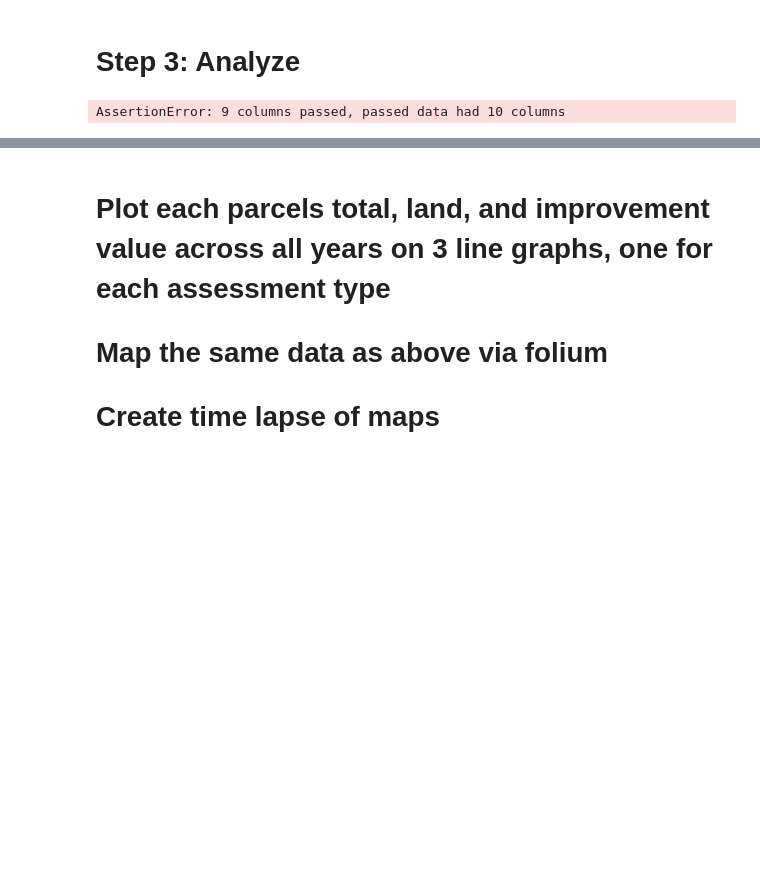
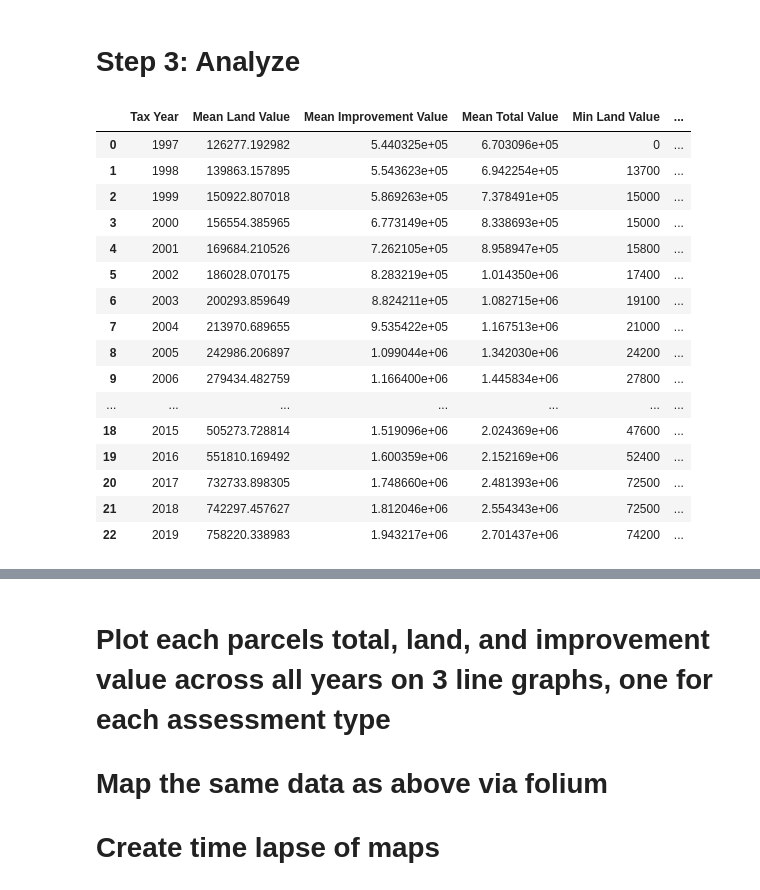
Before and after one commit to strmwtr/downtown_assessments, a Jupyter notebook: Downtown Assessments.ipynb, the cells around one changed output, grey strips where cells are left out. Cells and saved outputs as stored; diff of their text form; code cells hidden in the pictures; blank space fills up the shorter version.

```diff
--- a/Downtown Assessments.ipynb
+++ b/Downtown Assessments.ipynb
@@ -125,34 +127,50 @@ d = pd.merge(assessments, df_key, how='inner', left_on=['ParcelNumber'], right_o
 #Create data frame of assessed values for all parcels by specified year
 year_min = int(d['TaxYear'].min())
 year_max = int(d['TaxYear'].max())
 years = (x for x in range(year_min, year_max+1))
 #total_val_col = d['TotalValue'][d['TaxYear'] == 2019].mean()
 assessment_chart_list = []
 for x in years:
     year_col = x
     land_col_mean = d['LandValue'][d['TaxYear'] == x].mean()
     imp_col_mean = d['ImprovementValue'][d['TaxYear'] == x].mean()
     total_col_mean = d['TotalValue'][d['TaxYear'] == x].mean()
 
     land_col_min = d['LandValue'][d['TaxYear'] == x].min()
     imp_col_min = d['ImprovementValue'][d['TaxYear'] == x].min()
     total_col_min = d['TotalValue'][d['TaxYear'] == x].min()
 
     land_col_max = d['LandValue'][d['TaxYear'] == x].max()
     imp_col_max = d['ImprovementValue'][d['TaxYear'] == x].max()
     total_col_max = d['TotalValue'][d['TaxYear'] == x].max()
 
     assessment_chart_list.append(
         [year_col, land_col_mean, imp_col_mean, total_col_mean, land_col_min, imp_col_min,
          total_col_min, land_col_max, imp_col_max, total_col_max])
-assessment_chart_cols = ['TaxYear', 'Mean Land Value', 'Mean Improvement Value', 'Mean Total Value',
-    'Min Land Value', 'Min Improvement Value', 'Min Total Value'
-                         'Max Land Value', 'Max Improvement Value', 'Max Total Value']
+assessment_chart_cols = ['Tax Year', 'Mean Land Value', 'Mean Improvement Value', 'Mean Total Value',
+    'Min Land Value', 'Min Improvement Value', 'Min Total Value', 'Max Land Value', 'Max Improvement Value',
+    'Max Total Value']
 assessment_chart_df = pd.DataFrame(assessment_chart_list, columns = assessment_chart_cols)
 assessment_chart_df
 #mean_total_vals = [d['TotalValue'][d['TaxYear'] == x].mean() for x in years]
 #x = d['ParcelNumber'].str.contains('2800371C0')
 #y = d[x].sort_values('TaxYear')
 #y.plot(x='TaxYear', y='TotalValue', figsize=(15,10), grid=True)
 # %% [output]
-AssertionError: 9 columns passed, passed data had 10 columns
+|  | Tax Year | Mean Land Value | Mean Improvement Value | Mean Total Value | Min Land Value | ... |
+| 0 | 1997 | 126277.192982 | 5.440325e+05 | 6.703096e+05 | 0 | ... |
+| 1 | 1998 | 139863.157895 | 5.543623e+05 | 6.942254e+05 | 13700 | ... |
+| 2 | 1999 | 150922.807018 | 5.869263e+05 | 7.378491e+05 | 15000 | ... |
+| 3 | 2000 | 156554.385965 | 6.773149e+05 | 8.338693e+05 | 15000 | ... |
+| 4 | 2001 | 169684.210526 | 7.262105e+05 | 8.958947e+05 | 15800 | ... |
+| 5 | 2002 | 186028.070175 | 8.283219e+05 | 1.014350e+06 | 17400 | ... |
+| 6 | 2003 | 200293.859649 | 8.824211e+05 | 1.082715e+06 | 19100 | ... |
+| 7 | 2004 | 213970.689655 | 9.535422e+05 | 1.167513e+06 | 21000 | ... |
+| 8 | 2005 | 242986.206897 | 1.099044e+06 | 1.342030e+06 | 24200 | ... |
+| 9 | 2006 | 279434.482759 | 1.166400e+06 | 1.445834e+06 | 27800 | ... |
+| ... | ... | ... | ... | ... | ... | ... |
+| 18 | 2015 | 505273.728814 | 1.519096e+06 | 2.024369e+06 | 47600 | ... |
+| 19 | 2016 | 551810.169492 | 1.600359e+06 | 2.152169e+06 | 52400 | ... |
+| 20 | 2017 | 732733.898305 | 1.748660e+06 | 2.481393e+06 | 72500 | ... |
+| 21 | 2018 | 742297.457627 | 1.812046e+06 | 2.554343e+06 | 72500 | ... |
+| 22 | 2019 | 758220.338983 | 1.943217e+06 | 2.701437e+06 | 74200 | ... |
```
Also changed, not shown: parts of 3 cells of this notebook, 1 other file.
